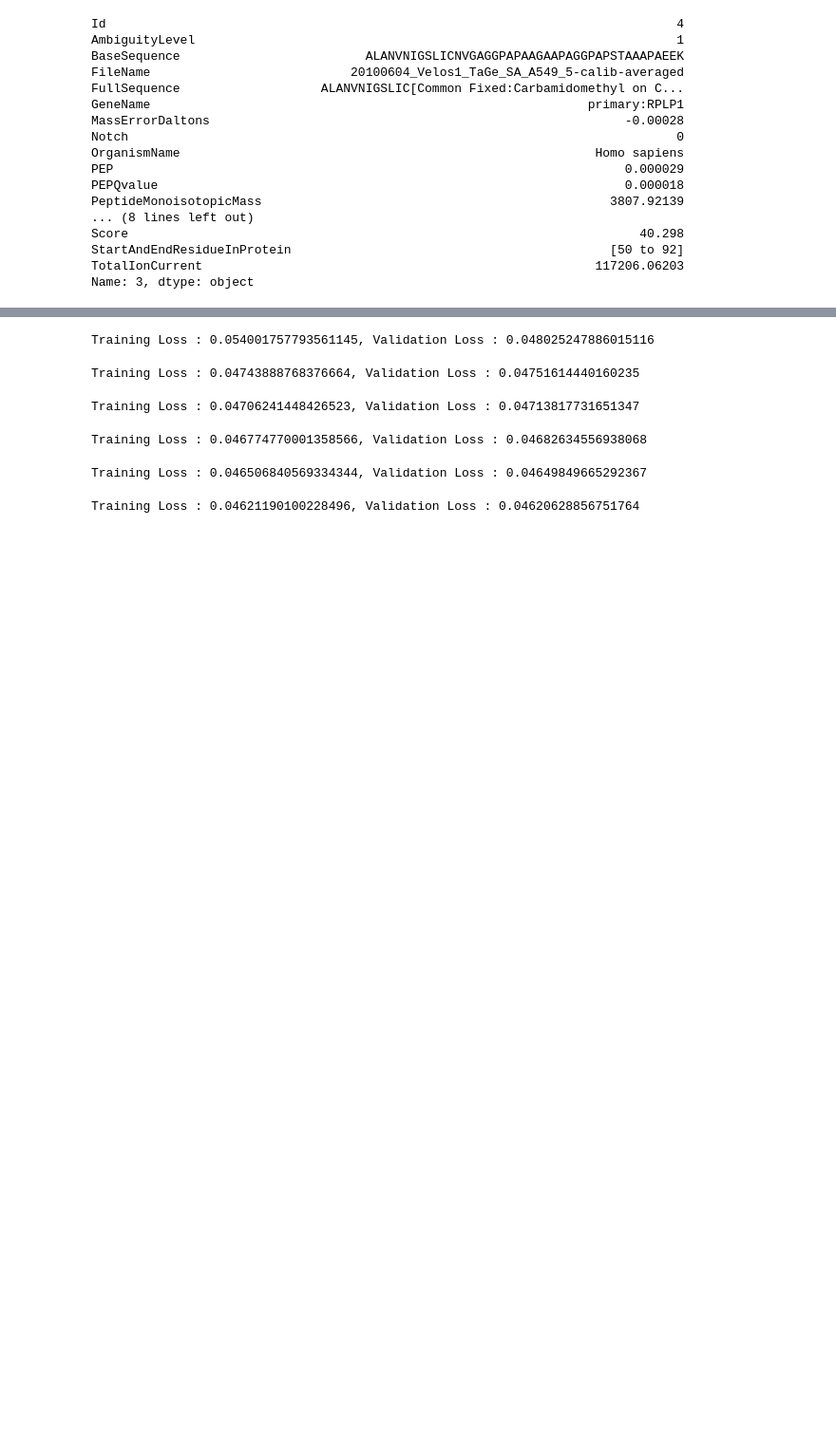
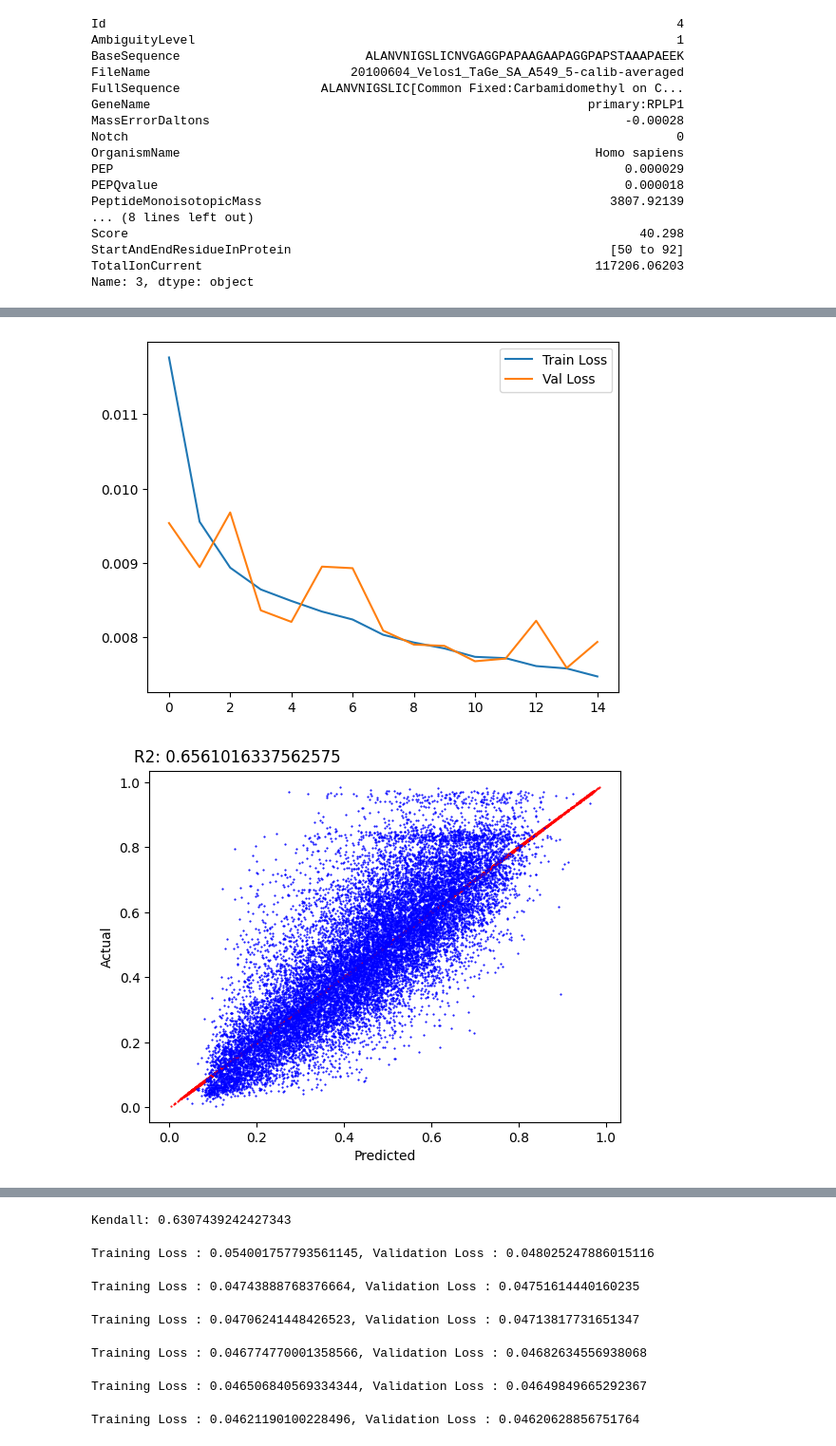
Before and after one commit to elaboy/Ancla, a Jupyter notebook: Ancla/AnclaPy/justPhospho.ipynb, the cells around one changed output, grey strips where cells are left out. Shown: that part at 95% size. Saved outputs shown, nothing was run; the diff lists cells and outputs as text; code cells hidden in the pictures; blank space fills up the shorter version.

```diff
--- a/Ancla/AnclaPy/justPhospho.ipynb
+++ b/Ancla/AnclaPy/justPhospho.ipynb
@@ -209,24 +230,22 @@ Example feature vector: (tensor([1.4000e+01, 1.0000e+00, 0.0000e+00, 2.0000e+00,
 #make a dataset class
 class PeptideDataset(torch.utils.data.Dataset):
     def __init__(self, data):
-        self.feature_vectors = data[:][0]
-        self.retention_times = data[:][1]
+        self.feature_vector = data[:]
 
     def __len__(self):
-        return len(self.feature_vectors)
+        return len(self.feature_vector)
 
     def __getitem__(self, idx):
-        return self.feature_vectors[idx], self.retention_times[idx]
-
+        return self.feature_vector[idx]
 
 print(f"Feature vectors: {len(feature_vectors)}, Retention times: {len(retention_times)}")
 
 #split the data into training and validation sets
-train_data, val_data = train_test_split((feature_vectors, retention_times), test_size=0.2)
+X_train, X_val, y_train, y_val = train_test_split(feature_vectors, retention_times, test_size=0.2, random_state=42, shuffle=True)
 
 #make the data from a list of list into a list
-train_data = [list(x) for x in zip(*train_data)]
-val_data = [list(x) for x in zip(*val_data)]
+train_data = list(zip(X_train, y_train))
+val_data = list(zip(X_val, y_val))
 
 print(len(train_data), len(val_data))
 print(train_data[0])
@@ -321,0 +377,61 @@ ZeroDivisionError: float division by zero
+# %%
+
+plt.plot(train_losses, label="Train Loss")
+plt.plot(val_losses, label="Val Loss")
+plt.legend()
+plt.show()
+
+# plot predicted vs actual retention times
+model.eval()
+model.to("cpu")
+with torch.no_grad():
+    predictions = []
+    actuals = []
+    for i, data in enumerate(val_loader):
+        inputs, labels = data
+        outputs = model(inputs)
+        predictions.extend(outputs.squeeze().tolist())
+        actuals.extend(labels.tolist())
+
+plt.scatter(actuals, actuals, s=0.3, c='r')
+plt.scatter(predictions, actuals, s=0.3, c='b')
+#r2
+from sklearn.metrics import r2_score
+r2 = r2_score(actuals, predictions)
+plt.text(0.1, 0.9, f"R2: {r2}", fontsize=12, transform=plt.gcf().transFigure)
+plt.xlabel("Predicted")
+plt.ylabel("Actual")
+plt.show()
+
+# plot the distribution of the predicted and actual retention times
+plt.hist(actuals, bins=50, alpha=0.5, color='r', label='Actual')
+plt.hist(predictions, bins=50, alpha=0.5, color='b', label='Predicted')
+plt.legend()
+plt.show()
+
+# zip the predicted and actual retention times
+zipped = list(zip(actuals, predictions))
+zipped = sorted(zipped, key=lambda x: x[0])
+
+# make dataframe of the zipped data
+df = pd.DataFrame(zipped, columns=["Actual", "Predicted"])
+df["Actual"] = df["Actual"].astype(float)
+df["Predicted"] = df["Predicted"].astype(float)
+
+# Spearman rank correlation plot
+import seaborn as sns
+sns.scatterplot(data=df, x="Actual", y="Predicted", alpha=0.5)
+
+# Spearman rank correlation
+from scipy.stats import spearmanr
+spearman = spearmanr(df["Actual"], df["Predicted"])
+plt.text(0.1, 0.9, f"Spearman: {spearman[0]}", fontsize=12, transform=plt.gcf().transFigure)
+plt.show()
+
+# kendall tau correlation
+from scipy.stats import kendalltau
+kendall = kendalltau(df["Actual"], df["Predicted"])
+print(f"Kendall: {kendall[0]}")
+# %% [output]
+[figure, added]
+[figure, added]
@@ -322,3 +440,4 @@ ZeroDivisionError: float division by zero
+Kendall: 0.6307439242427343
 # %%
 
 X, y = Featurizer.featurize_all_full_sequences(training_data, vocab, 55)
```
Also changed, not shown: parts of 8 cells of this notebook.
